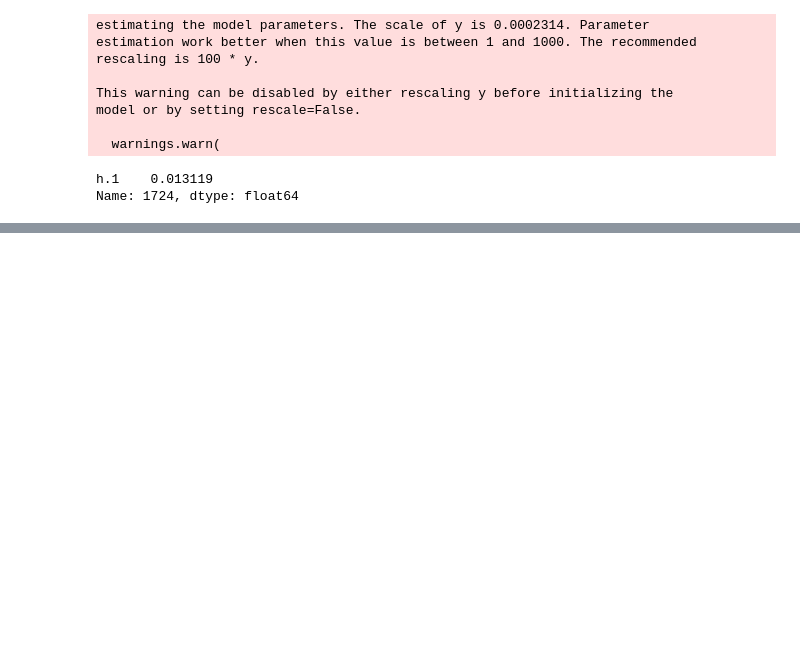
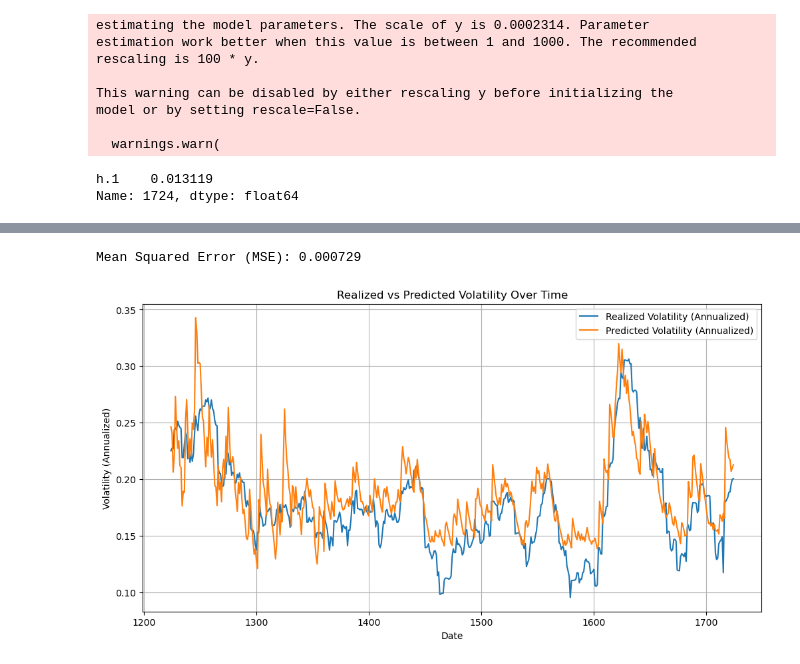
Before and after one commit to CynthiaShiyue/583_RiskManagement_Final_Project, a Jupyter notebook: MarketRisk/prepare_garch_model.ipynb, the cells around one changed output, grey strips where cells are left out. Saved outputs shown, nothing was run; the diff lists cells and outputs as text; code cells hidden in the pictures; blank space fills up the shorter version.

```diff
--- a/MarketRisk/prepare_garch_model.ipynb
+++ b/MarketRisk/prepare_garch_model.ipynb
@@ -53,0 +100,27 @@ Name: 1724, dtype: float64
+# %%
+predicted_vol_series = pd.Series(predicted_vols, index=test_set.index)
+
+predicted_vol_series_ann = predicted_vol_series * np.sqrt(252)
+
+y_true = test_set["QQQ_Realized_Volatility"]
+y_pred = predicted_vol_series_ann
+
+mse = ((y_true - y_pred) ** 2).mean()
+
+print(f"Mean Squared Error (MSE): {mse:.6f}")
+# %% [output]
+Mean Squared Error (MSE): 0.000729
+# %%
+import matplotlib.pyplot as plt
+
+plt.figure(figsize=(12,6))
+plt.plot(y_true.index, y_true, label="Realized Volatility (Annualized)")
+plt.plot(y_pred.index, y_pred, label="Predicted Volatility (Annualized)")
+plt.legend()
+plt.title("Realized vs Predicted Volatility Over Time")
+plt.xlabel("Date")
+plt.ylabel("Volatility (Annualized)")
+plt.grid(True)
+plt.show()
+# %% [output]
+[figure, added]
```
Also changed, not shown: parts of 2 cells of this notebook.
